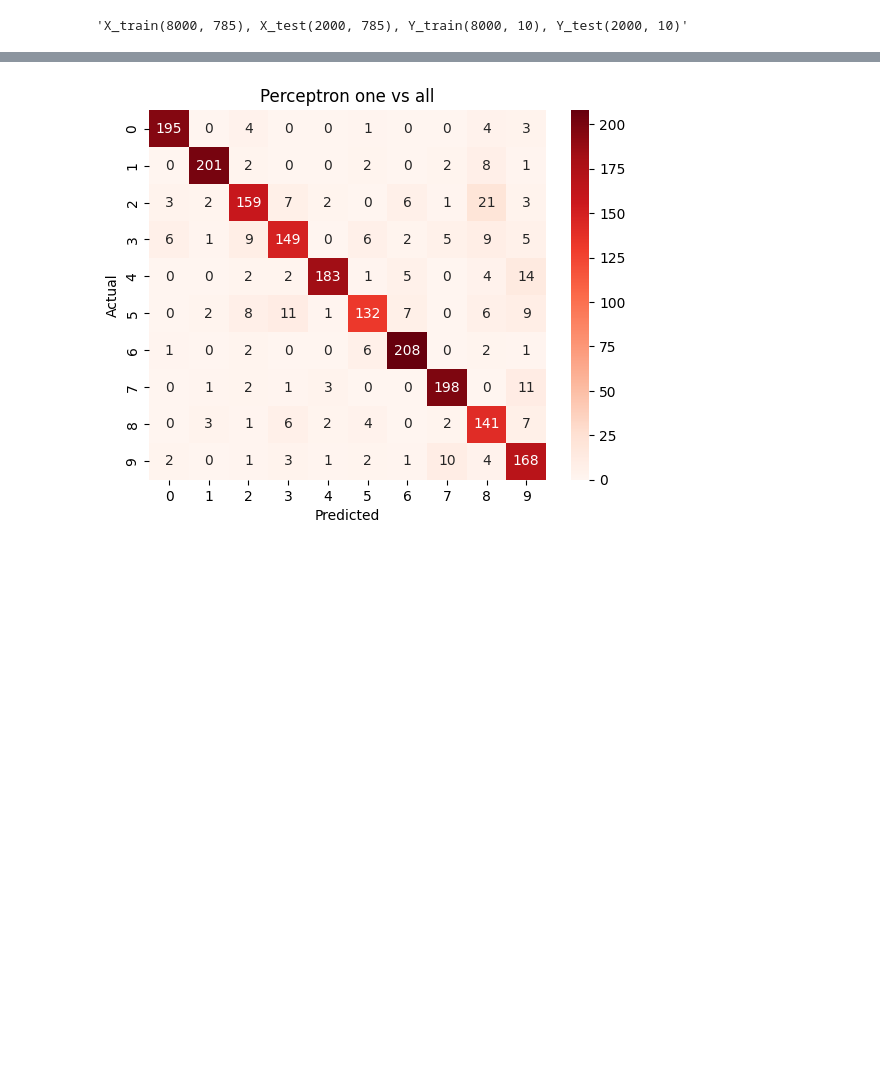
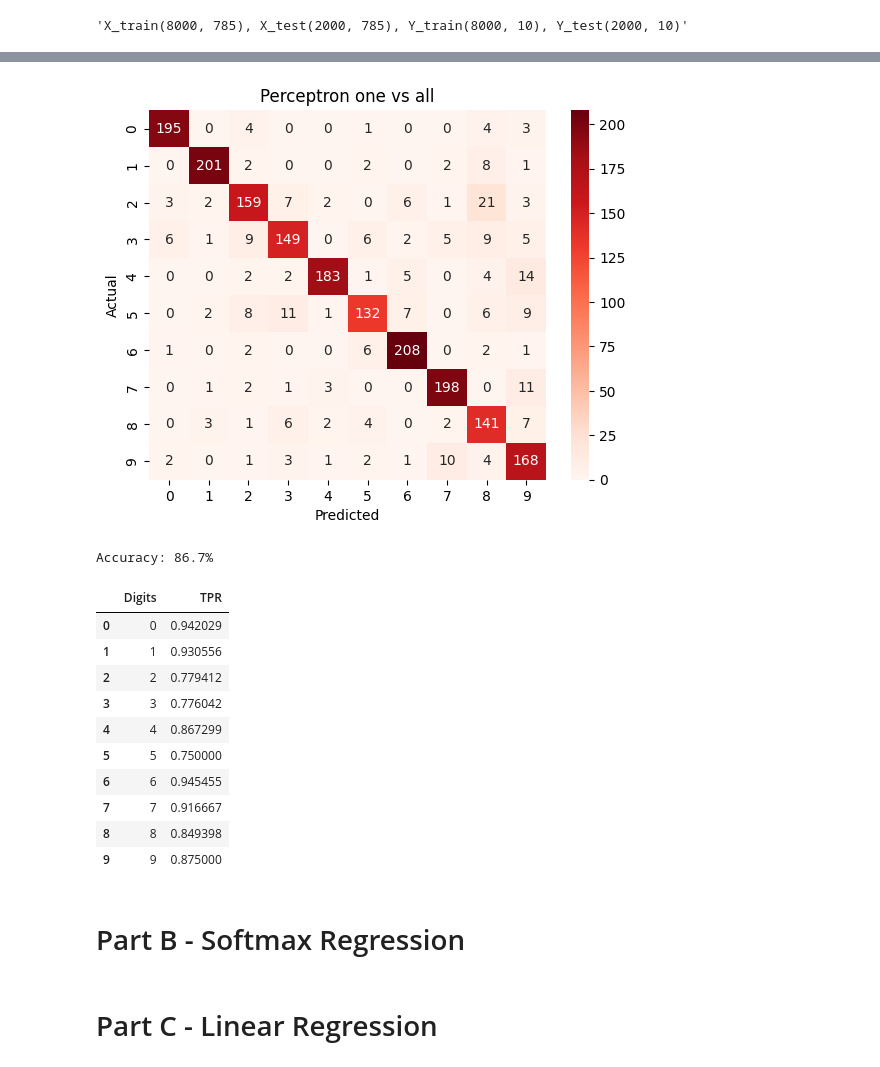
Before and after one commit to tomerab1/Introduction-to-Computational-Learning-Assignments, a Jupyter notebook: mmn11.ipynb, the cells around one changed output, grey strips where cells are left out. Saved outputs shown, nothing was run; the diff lists cells and outputs as text; code cells hidden in the pictures; blank space fills up the shorter version.

```diff
--- a/mmn11.ipynb
+++ b/mmn11.ipynb
@@ -120,10 +121,10 @@ class PLAOneVsAll:
 one_vs_all = PLAOneVsAll()
 one_vs_all.fit(X_train, Y_train)
 # %%
-def create_confusion_matrix(y_true, y_pred):
+def create_confusion_matrix(y_true, y_pred, dim=10):
   m = len(y_true)
 
-  confusion_matrix = np.zeros((10, 10), dtype=np.uint8)
+  confusion_matrix = np.zeros((dim, dim), dtype=np.uint32)
   for i in range(m):
     confusion_matrix[y_true[i], y_pred[i]] += 1
 
@@ -142,5 +147,49 @@ y_true = Y_test.argmax(axis=1)
 y_pred = one_vs_all.predict(X_test)
 
 plot_confusion_matrix(y_true, y_pred, title="Perceptron one vs all", class_names=range(10))
+print(f"\nAccuracy: {calculate_accuracy(y_true, y_pred) * 100}%")
 # %% [output]
 [figure]
+Accuracy: 86.7%
+# %%
+def generate_confusion_table(cm, cls):
+  ct = np.zeros((2,2))
+
+  TP = cm[cls, cls]
+  FP = cm[:, cls].sum() - TP
+  FN = cm[cls, :].sum() - TP
+  TN = cm.sum() - TP - FP - FN
+
+  ct[0,0] = TP
+  ct[0,1] = FN
+  ct[1,0] = FP
+  ct[1,1] = TN
+
+  return ct
+
+cm = create_confusion_matrix(y_true, y_pred)
+ct_of_classes = [generate_confusion_table(cm, i) for i in range(10)]
+df = pd.DataFrame(range(10), columns=["Digits"])
+df["TPR"] = np.nan
+
+for cls in range(10):
+  ct = ct_of_classes[cls]
+  TP = ct[0, 0]
+  FN = ct[0, 1]
+  df.loc[cls, "TPR"] = TP / (TP + FN)
+
+df
+# %% [output]
+|  | Digits | TPR |
+| 0 | 0 | 0.942029 |
+| 1 | 1 | 0.930556 |
+| 2 | 2 | 0.779412 |
+| 3 | 3 | 0.776042 |
+| 4 | 4 | 0.867299 |
+| 5 | 5 | 0.750000 |
+| 6 | 6 | 0.945455 |
+| 7 | 7 | 0.916667 |
+| 8 | 8 | 0.849398 |
+| 9 | 9 | 0.875000 |
+# %% [markdown]
+# Part B - Softmax Regression
@@ -146,0 +251,2 @@ plot_confusion_matrix(y_true, y_pred, title="Perceptron one vs all", class_names
+# %% [markdown]
+# Part C - Linear Regression
```
Also changed, not shown: parts of 11 cells of this notebook.
